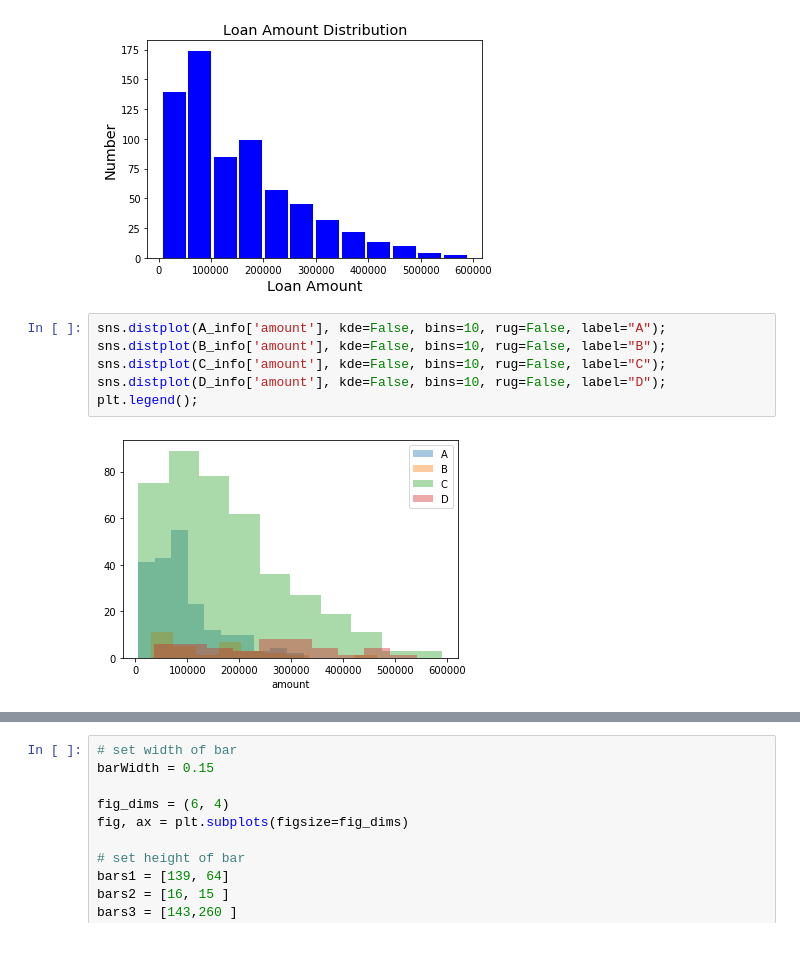
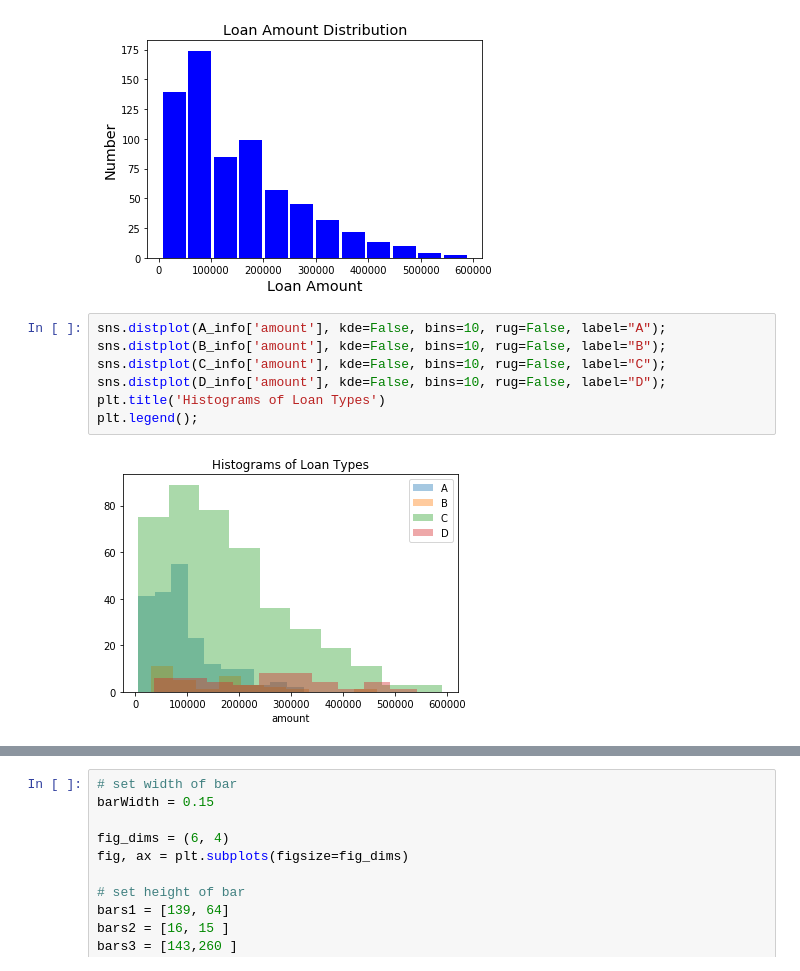
Before and after one commit to silvrowl/Loan_Approval_Project, a Jupyter notebook: 02_Loan_Discovery.ipynb, the cells around one changed output, grey strips where cells are left out. Drawn from its saved outputs; the diff is of its cells as text.

```diff
--- a/02_Loan_Discovery.ipynb
+++ b/02_Loan_Discovery.ipynb
@@ -245,10 +270,11 @@ Text(0.5, 1.0, 'Loan Amount Distribution')
 # %%
 sns.distplot(A_info['amount'], kde=False, bins=10, rug=False, label="A");
 sns.distplot(B_info['amount'], kde=False, bins=10, rug=False, label="B");
 sns.distplot(C_info['amount'], kde=False, bins=10, rug=False, label="C");
 sns.distplot(D_info['amount'], kde=False, bins=10, rug=False, label="D");
+plt.title('Histograms of Loan Types')
 plt.legend();
 # %% [output]
-[figure, old version]
+[figure, new version]
 # %%
 loans_base_df['amount'].median()
```
Also changed, not shown: parts of 21 cells of this notebook, 11 other files.
